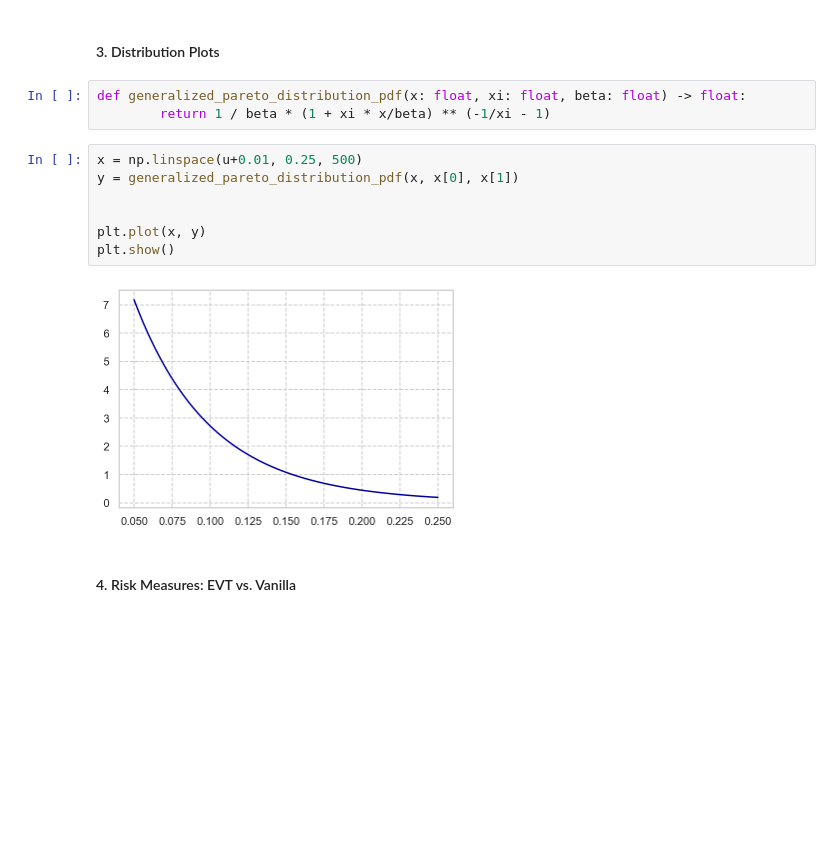
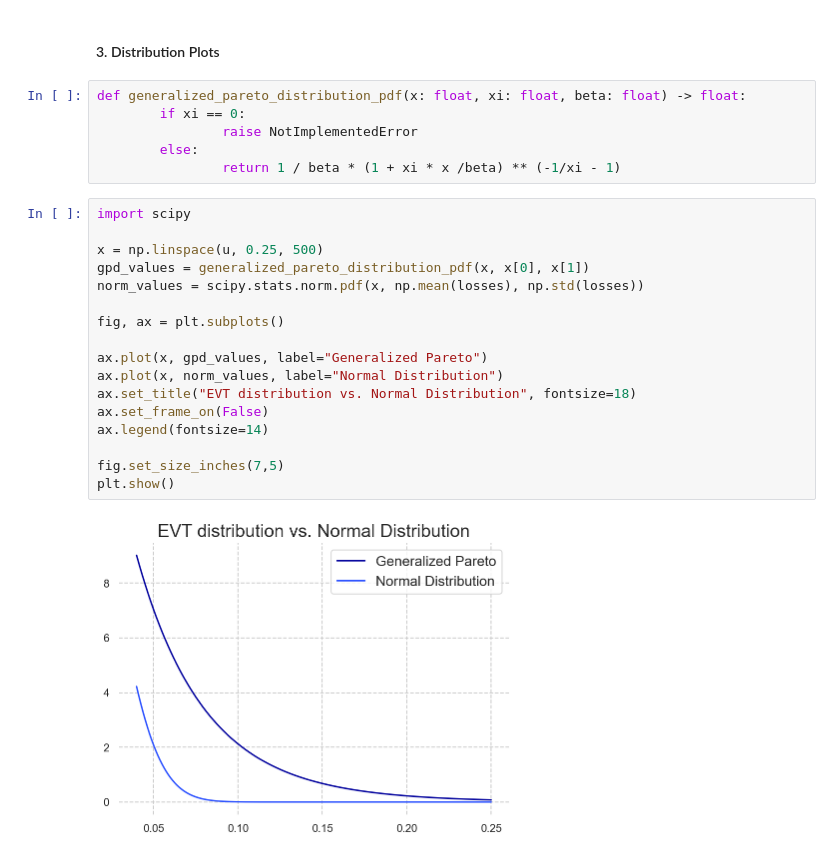
Before and after one commit to Sinbad-The-Sailor/Financial-Mathematics-Notebooks, a Jupyter notebook: extreme_value_theory.ipynb, the cells around one changed output. Saved outputs shown, nothing was run; the diff lists cells and outputs as text; blank space fills up the shorter version.

Commit message:
EVT vs. Vanilla VaR and ES.

```diff
--- a/extreme_value_theory.ipynb
+++ b/extreme_value_theory.ipynb
@@ -120,15 +120,26 @@ array([0.26125393, 0.01846876])
 #### 3. Distribution Plots
 # %%
 def generalized_pareto_distribution_pdf(x: float, xi: float, beta: float) -> float:
-        return 1 / beta * (1 + xi * x/beta) ** (-1/xi - 1)
+        if xi == 0:
+                raise NotImplementedError
+        else:
+                return 1 / beta * (1 + xi * x /beta) ** (-1/xi - 1)
-# %%
-x = np.linspace(u+0.01, 0.25, 500)
-y = generalized_pareto_distribution_pdf(x, x[0], x[1])
-
-
-plt.plot(x, y)
-plt.show()
-# %% [output]
-[figure, removed]
-# %% [markdown]
-#### 4. Risk Measures: EVT vs. Vanilla
+# %%
+import scipy
+
+x = np.linspace(u, 0.25, 500)
+gpd_values = generalized_pareto_distribution_pdf(x, x[0], x[1])
+norm_values = scipy.stats.norm.pdf(x, np.mean(losses), np.std(losses))
+
+fig, ax = plt.subplots()
+
+ax.plot(x, gpd_values, label="Generalized Pareto")
+ax.plot(x, norm_values, label="Normal Distribution")
+ax.set_title("EVT distribution vs. Normal Distribution", fontsize=18)
+ax.set_frame_on(False)
+ax.legend(fontsize=14)
+
+fig.set_size_inches(7,5)
+plt.show()
+# %% [output]
+[figure, added]
```
Also changed, not shown: parts of 7 cells of this notebook.
